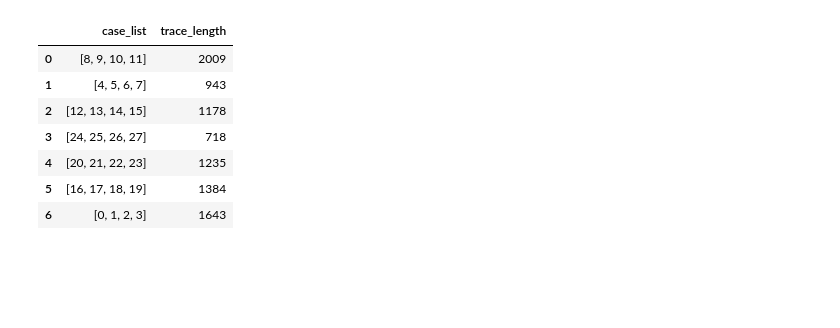
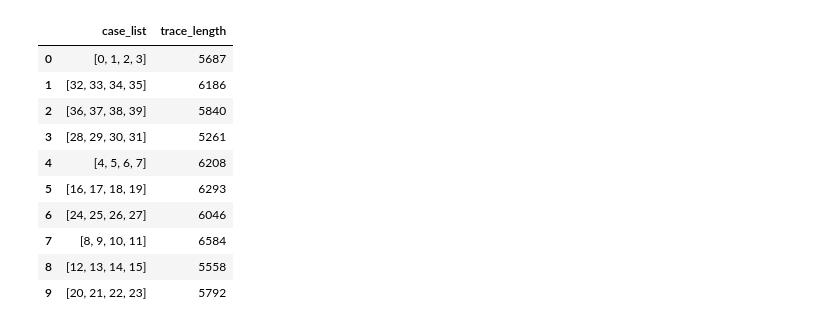
Before and after one commit to elian204/sktr_for_long_traces, a Jupyter notebook: test_incremental_recovery.ipynb, the cells around one changed output. Saved outputs shown, nothing was run; the diff lists cells and outputs as text; code cells hidden in the pictures; blank space fills up the shorter version.

```diff
--- a/test_incremental_recovery.ipynb
+++ b/test_incremental_recovery.ipynb
@@ -8,23 +13,26 @@ from incremental_softmax_recovery import incremental_softmax_recovery
 # %%
 # load your DataFrame and softmax list
-result = prepare_df('gtea')
+result = prepare_df('50salads')
 if len(result) == 2:
     df, softmax_lst = result
 else:
     df, softmax_lst, _ = result
 
 # group by trace and inspect
 trace_groups = group_cases_by_trace(df)
 trace_groups
 # %% [output]
 |  | case_list | trace_length |
-| 0 | [8, 9, 10, 11] | 2009 |
-| 1 | [4, 5, 6, 7] | 943 |
-| 2 | [12, 13, 14, 15] | 1178 |
-| 3 | [24, 25, 26, 27] | 718 |
-| 4 | [20, 21, 22, 23] | 1235 |
-| 5 | [16, 17, 18, 19] | 1384 |
-| 6 | [0, 1, 2, 3] | 1643 |
+| 0 | [0, 1, 2, 3] | 5687 |
+| 1 | [32, 33, 34, 35] | 6186 |
+| 2 | [36, 37, 38, 39] | 5840 |
+| 3 | [28, 29, 30, 31] | 5261 |
+| 4 | [4, 5, 6, 7] | 6208 |
+| 5 | [16, 17, 18, 19] | 6293 |
+| 6 | [24, 25, 26, 27] | 6046 |
+| 7 | [8, 9, 10, 11] | 6584 |
+| 8 | [12, 13, 14, 15] | 5558 |
+| 9 | [20, 21, 22, 23] | 5792 |
 # %%
 # Correct configuration for incremental_softmax_recovery
 config = {
```
Also changed, not shown: parts of 7 cells of this notebook, 5 other files.
